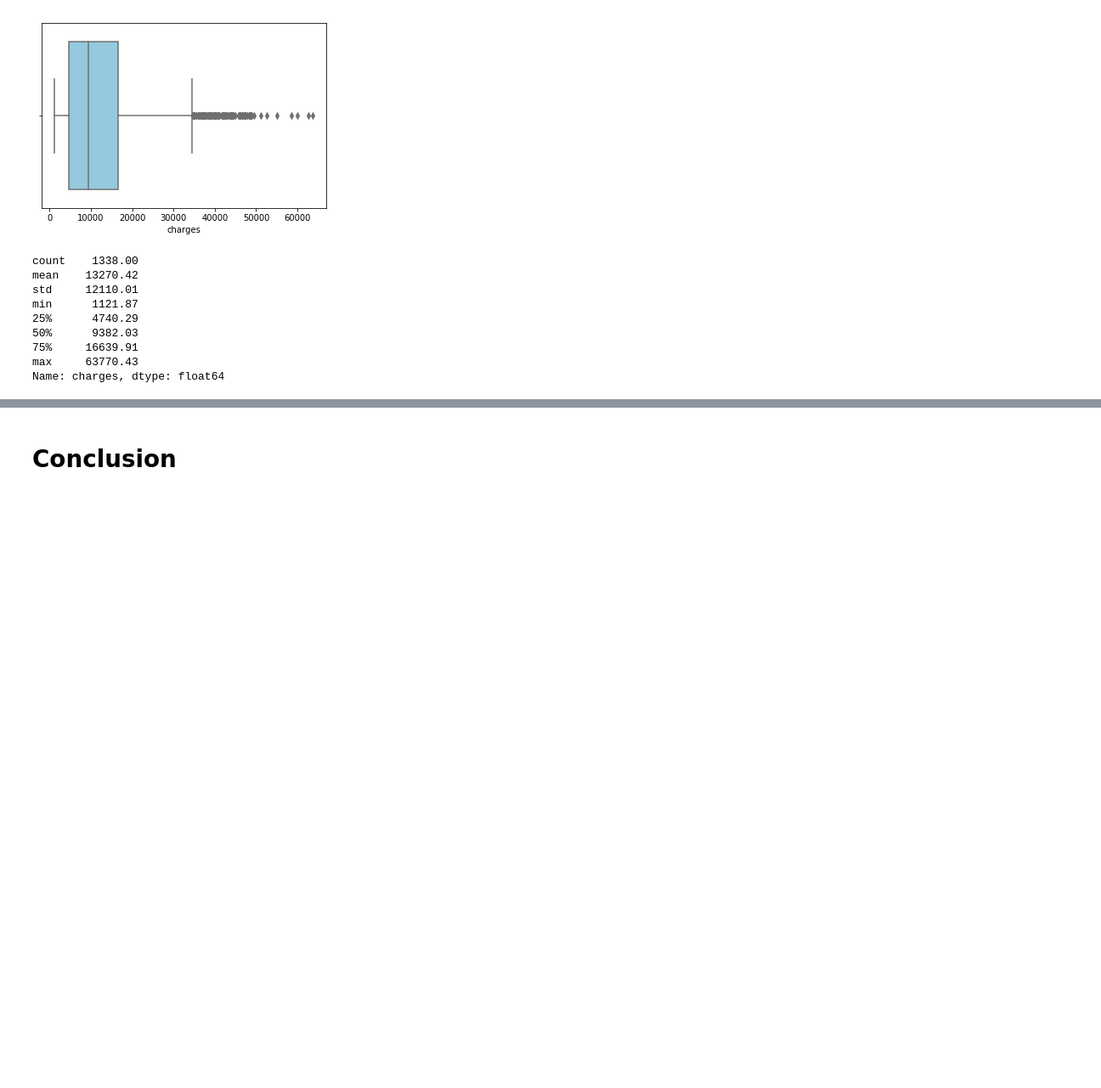
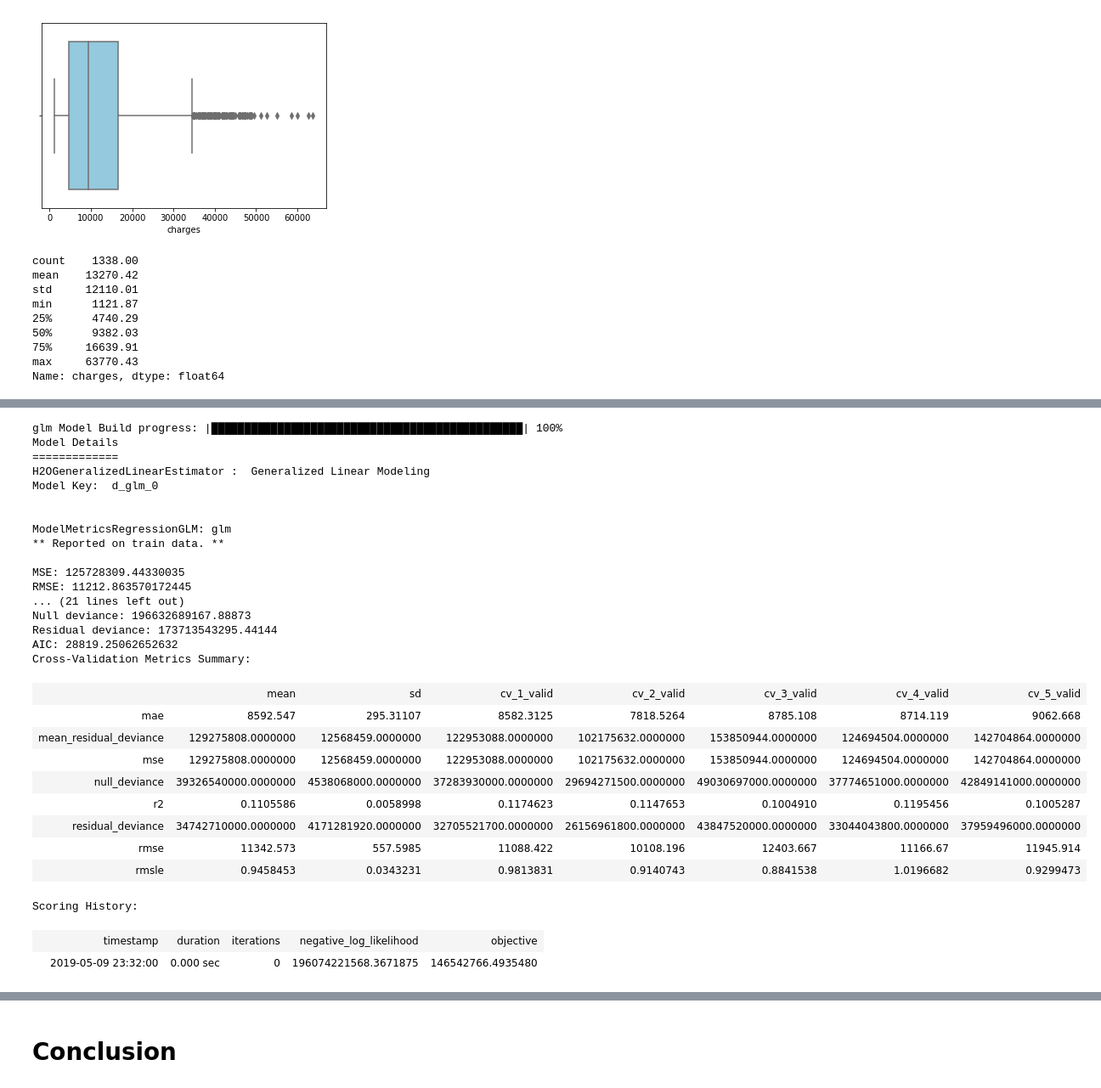
Before and after one commit to caimiao0714/HDS5230Homework, a Jupyter notebook: Final exam/HDS5230 Final Exam - programming - Miao Cai.ipynb, the cells around one changed output, grey strips where cells are left out. Shown: that part at 85% size. Drawn from its saved outputs; the diff is of its cells as text; code cells hidden in the pictures; blank space fills up the shorter version.

```diff
--- a/Final exam/HDS5230 Final Exam - programming - Miao Cai.ipynb
+++ b/Final exam/HDS5230 Final Exam - programming - Miao Cai.ipynb
@@ -57,3 +133,7 @@ Seaborn version:0.9.0
+# %%
+d0[['sex', 'smoker', 'region']] = d0[['sex', 'smoker', 'region']].asfactor()
+dtrain, dtest, dvalid = \
+    d0.split_frame([0.7, 0.15], seed = 666)
 # %% [markdown]
 # Results
 
@@ -124,0 +204,43 @@ I pick the loss function as the mean absolute error (MAE). I chose this loss fun
+# %%
+target_var = 'charges'
+input_var = ['age', 'sex', 'bmi',
+             'children', 'smoker', 'region']
+glm_mod0 = \
+    H2OGeneralizedLinearEstimator(model_id = 'd_glm_0',
+                                  family = 'gaussian',
+                                  nfolds = 5,
+                                  seed = 123)
+glm_mod0.train(x = input_var,
+               y = target_var,
+               training_frame = d0)
+glm_mod0.show()
+# %% [output]
+glm Model Build progress: |███████████████████████████████████████████████| 100%
+Model Details
+=============
+H2OGeneralizedLinearEstimator :  Generalized Linear Modeling
+Model Key:  d_glm_0
+
+
+ModelMetricsRegressionGLM: glm
+** Reported on train data. **
+
+MSE: 125728309.44330035
+RMSE: 11212.863570172445
+... (21 lines left out)
+Null deviance: 196632689167.88873
+Residual deviance: 173713543295.44144
+AIC: 28819.25062652632
+Cross-Validation Metrics Summary:
+|  | mean | sd | cv_1_valid | cv_2_valid | cv_3_valid | cv_4_valid | cv_5_valid |
+| mae | 8592.547 | 295.31107 | 8582.3125 | 7818.5264 | 8785.108 | 8714.119 | 9062.668 |
+| mean_residual_deviance | 129275808.0000000 | 12568459.0000000 | 122953088.0000000 | 102175632.0000000 | 153850944.0000000 | 124694504.0000000 | 142704864.0000000 |
+| mse | 129275808.0000000 | 12568459.0000000 | 122953088.0000000 | 102175632.0000000 | 153850944.0000000 | 124694504.0000000 | 142704864.0000000 |
+| null_deviance | 39326540000.0000000 | 4538068000.0000000 | 37283930000.0000000 | 29694271500.0000000 | 49030697000.0000000 | 37774651000.0000000 | 42849141000.0000000 |
+| r2 | 0.1105586 | 0.0058998 | 0.1174623 | 0.1147653 | 0.1004910 | 0.1195456 | 0.1005287 |
+| residual_deviance | 34742710000.0000000 | 4171281920.0000000 | 32705521700.0000000 | 26156961800.0000000 | 43847520000.0000000 | 33044043800.0000000 | 37959496000.0000000 |
+| rmse | 11342.573 | 557.5985 | 11088.422 | 10108.196 | 12403.667 | 11166.67 | 11945.914 |
+| rmsle | 0.9458453 | 0.0343231 | 0.9813831 | 0.9140743 | 0.8841538 | 1.0196682 | 0.9299473 |
+Scoring History:
+|  | timestamp | duration | iterations | negative_log_likelihood | objective |
+|  | 2019-05-09 23:32:00 | 0.000 sec | 0 | 196074221568.3671875 | 146542766.4935480 |
```
Also changed, not shown: parts of 12 cells of this notebook.
